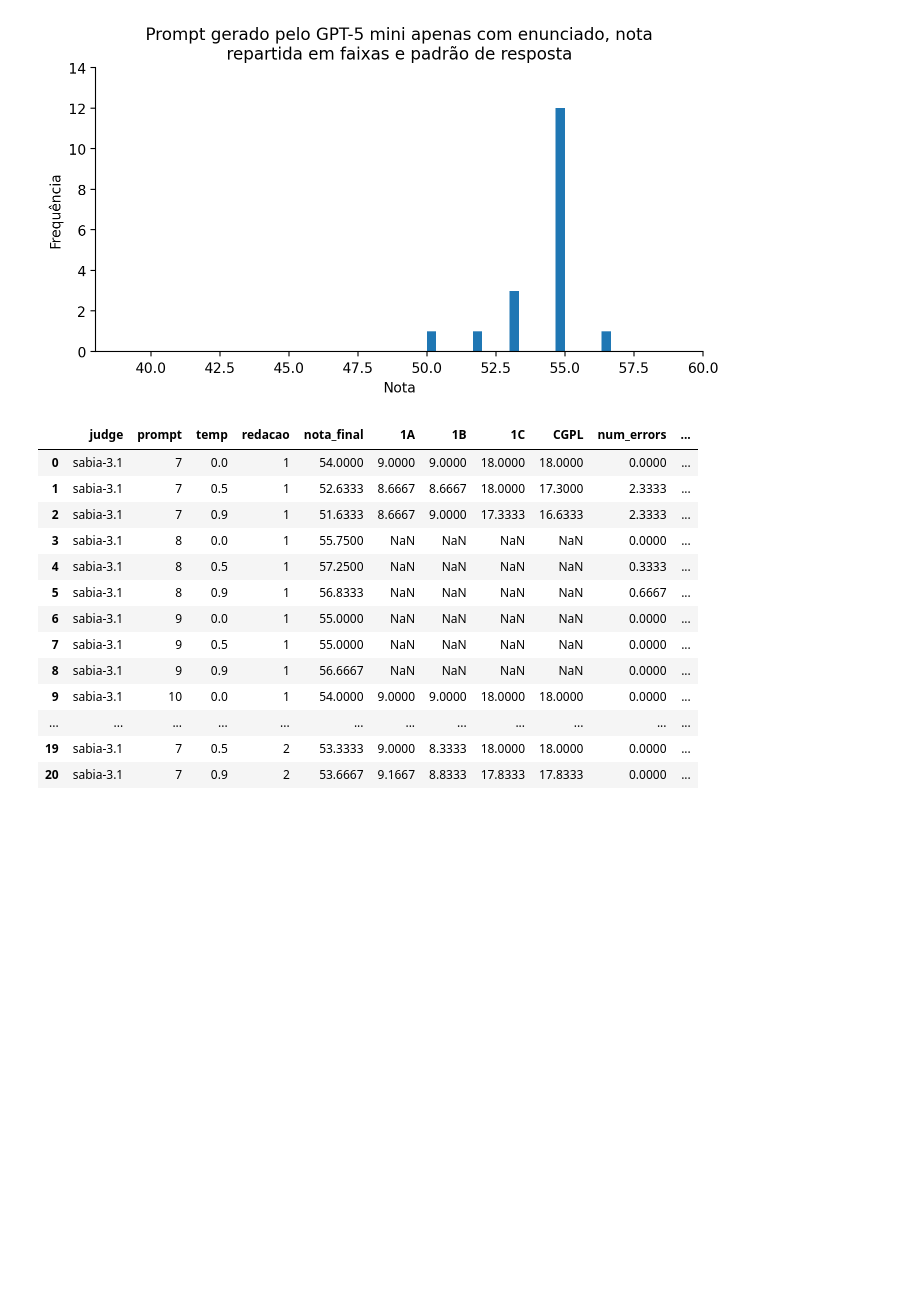
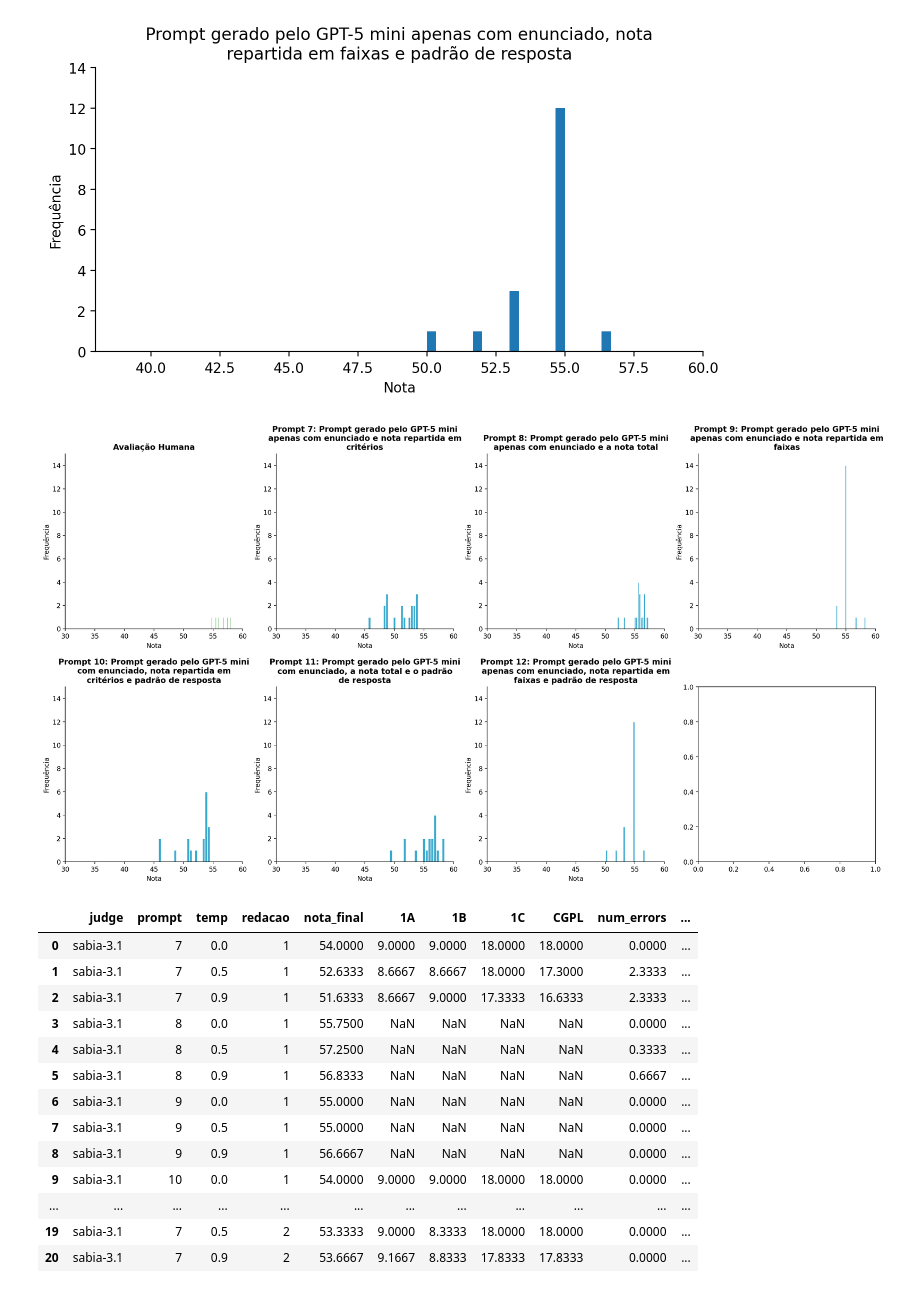
Before and after one commit to MeLLL-UFF/diplomatrixbr-eval, a Jupyter notebook: notebooks/analysis_sabia_3runs.ipynb, the cells around one changed output. Cells and saved outputs as stored; diff of their text form; code cells hidden in the pictures; blank space fills up the shorter version.

Commit message:
script reproduz resultado do notebook de analise

```diff
--- a/notebooks/analysis_sabia_3runs.ipynb
+++ b/notebooks/analysis_sabia_3runs.ipynb
@@ -20,10 +20,7 @@ import yaml
 # %%
 filepath = "/Users/gccasini/GitHub/diplomatrixbr-eval/prompt_testing/sheets/sabia_p7-12.csv"
 
-df_eval = get_mean(filepath)
-df_eval["nota_final"] = df_eval["nota_final"].fillna(df_eval["faixa_numerica"])
-df_eval.drop(columns=["faixa_numerica"], inplace=True)
-df_eval.drop(columns=["faixa"], inplace=True)
+df_eval = get_mean(filepath, 3)
 
 df_eval[:24]
 # %% [output]
@@ -95,6 +92,53 @@ for i in [0, 7, 8, 9, 10, 11, 12]:
 [figure]
 [figure]
 [figure]
+# %%
+import matplotlib.pyplot as plt
+import textwrap
+import math
+
+def plot_histogram_grid(df_eval, df_human, prompts):
+    plot_ids = [0] + df_eval["prompt"].unique().tolist()
+    num_plots = len(plot_ids)
+    ncols = 4
+    nrows = math.ceil(num_plots / ncols)
+
+    fig, axes = plt.subplots(nrows, ncols, figsize=(18, 5 * nrows))
+    axes = axes.flatten()
+
+    for idx, i in enumerate(plot_ids):
+        ax = axes[idx]
+
+        # Seleção de dados e título (Lógica original)
+        if i == 0:
+            subset = df_human
+            title = "Avaliação Humana"
+        else:
+            subset = df_eval[df_eval['prompt'] == i]
+            desc = f"Prompt {i}: " + prompts[i+1]["description"]
+            title = "\n".join(textwrap.wrap(desc, width=40))
+
+        subset['nota_final'].plot(kind='hist', bins=20, ax=ax, color="#41ACCF" if i != 0 else "#1E9D1E", edgecolor='white')
+
+        ax.set_title(title, fontsize=12, fontweight='bold')
+        ax.set_xlabel("Nota")
+        ax.set_ylabel("Frequência")
+        ax.set_xlim(30, 60)
+        ax.set_ylim(0, 15)
+        ax.spines[['top', 'right']].set_visible(False)
+
+    # Remove eixos vazios
+    for j in range(idx + 1, len(axes)):
+        fig.delaxes(axes[j])
+
+    plt.tight_layout()
+    plt.savefig("grade_histogramas.png", dpi=300, bbox_inches='tight')
+    plt.show()
+
+# Para usar no seu script principal:
+histogram_grid(df_eval, df_human, prompts)
+# %% [output]
+[figure, added]
 # %%
 df_merged = df_eval.merge(
     df_human[["redacao", "nota_final"]].rename(columns={"nota_final": "nota_humana"}),
```
Also changed, not shown: parts of 3 cells of this notebook, 8 other files.
